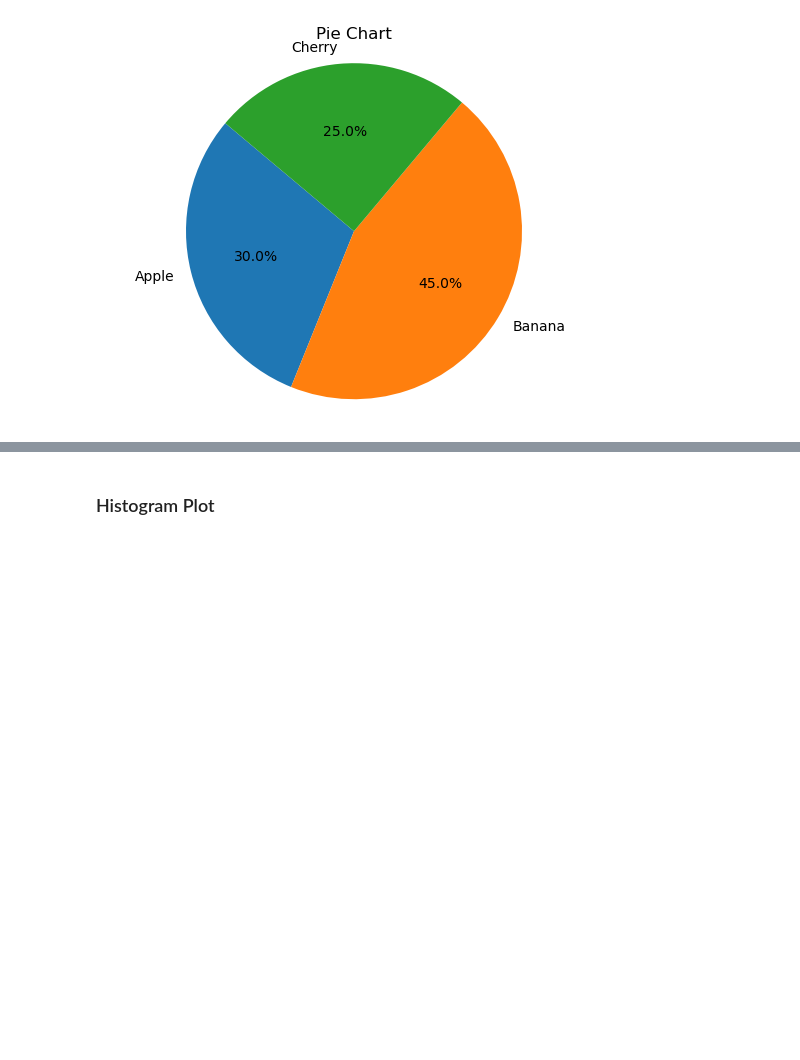
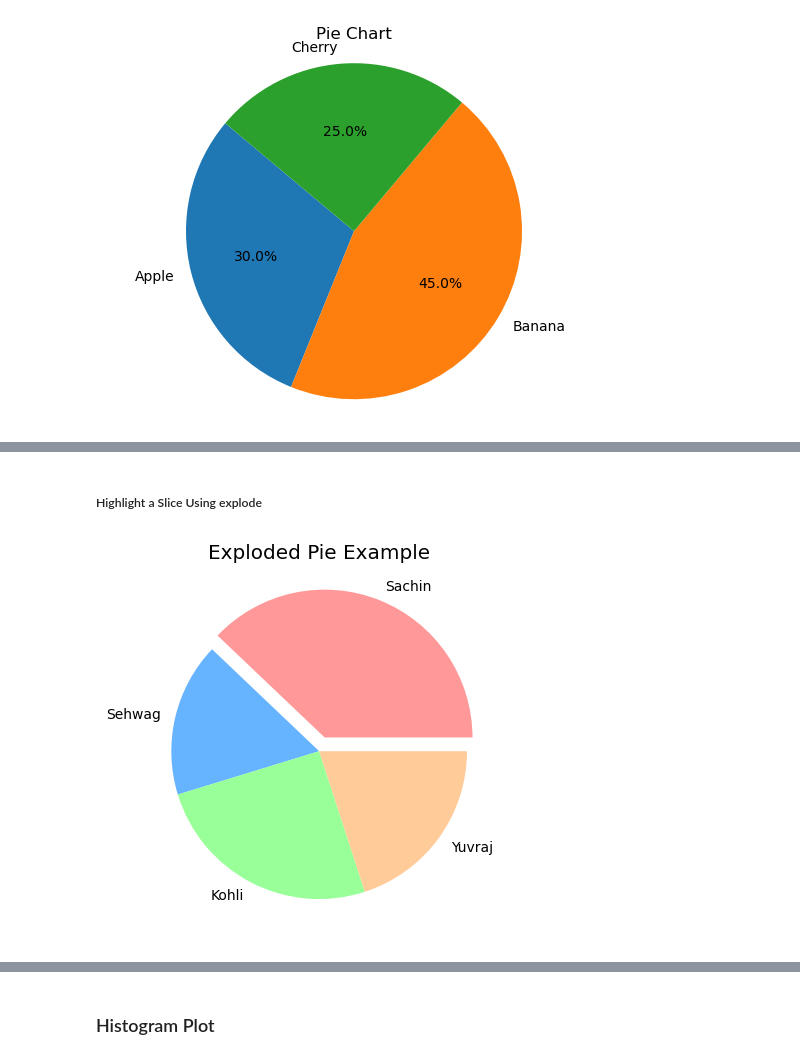
Before and after one commit to jatinvish-01/Maplotlib-Jupyter, a Jupyter notebook: plotting, bars, charts and histogram.ipynb, the cells around one changed output, grey strips where cells are left out. Saved outputs shown, nothing was run; the diff lists cells and outputs as text; code cells hidden in the pictures; blank space fills up the shorter version.

```diff
--- a/plotting, bars, charts and histogram.ipynb
+++ b/plotting, bars, charts and histogram.ipynb
@@ -98,0 +132,10 @@ plt.show()
+# %% [markdown]
+##### Highlight a Slice Using explode
+# %%
+explode = [0.1, 0, 0, 0]  # Only highlight Sachin's slice
+
+plt.pie(runs, labels=labels, explode=explode, colors=colors)
+plt.title("Exploded Pie Example")
+plt.show()
+# %% [output]
+[figure, added]
```
Also changed, not shown: parts of 13 cells of this notebook.
